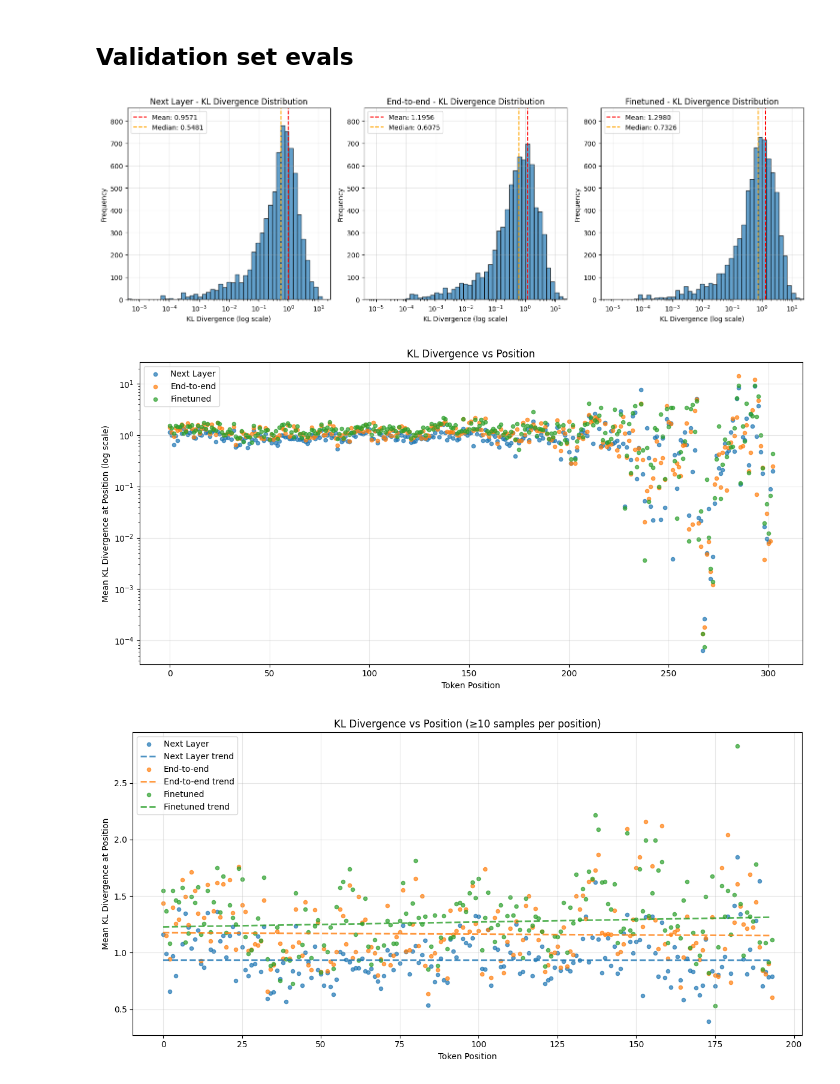
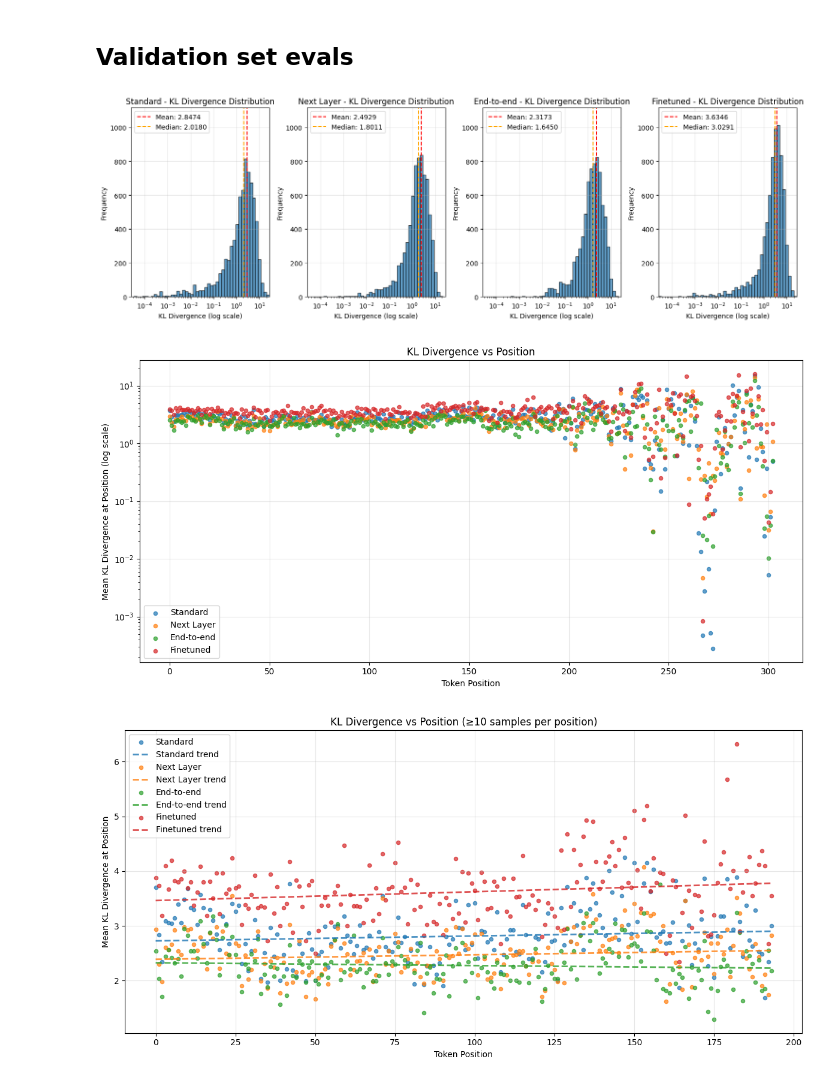
Before and after one commit to evan-lloyd/mechinterp-experiments, a Jupyter notebook: tiny_stories_sae/e2e_demo.ipynb, the cells around one changed output. Saved outputs shown, nothing was run; the diff lists cells and outputs as text; code cells hidden in the pictures.

```diff
--- a/tiny_stories_sae/e2e_demo.ipynb
+++ b/tiny_stories_sae/e2e_demo.ipynb
@@ -108,10 +108,11 @@ GPTNeoForCausalLM(
 # Caches model activations to these directories; modify if necessary, or set to None to disable.
 # These take up ~16GB and ~1.5GB respectively, but will save a fair bit of time when running
 # the notebook, since they can be re-used across all methods we're comparing.
-TRAINING_CACHE_DIR = ".training_cache"
+TRAINING_CACHE_DIR = None
+# TRAINING_CACHE_DIR = ".training_cache"
 VALIDATION_CACHE_DIR = ".validation_cache"
-NUM_TRAINING_TOKENS = int(1e6)
-EVAL_INTERVAL = int(1e5)
+NUM_TRAINING_TOKENS = int(1e7)
+EVAL_INTERVAL = int(1e4)
 NUM_VALIDATION_TOKENS = int(1e5)
 D_MODEL = model.config.hidden_size
 D_SAE = D_MODEL * 4
@@ -192,0 +204,10 @@ if VALIDATION_CACHE_DIR and (
+# %%
+training_results[TrainingMethod.standard] = train(
+    model,
+    tokenizer,
+    saes[TrainingMethod.standard],
+    training_dataset,
+    training_config[TrainingMethod.standard],
+    cache_dir=TRAINING_CACHE_DIR,
+    reinit_weights=True,
+)
@@ -320,7 +501,7 @@ from tiny_stories_sae.validation import validate_saes
 validation_evals = {}
 replacement_evals = {}
 position_ids = {}
-for method in TrainingMethod:
+for method in training_results.keys():
     validation_evals[method], replacement_evals[method], position_ids[method] = (
         validate_saes(
             model,
@@ -340,13 +521,13 @@ import matplotlib.pyplot as plt
 import numpy as np
 
 # Plot histograms of KL divergence for each method
-fig, axes = plt.subplots(1, len(TrainingMethod), figsize=(15, 5))
-if len(TrainingMethod) == 1:
+fig, axes = plt.subplots(1, len(list(replacement_evals.keys())), figsize=(15, 5))
+if len(list(replacement_evals.keys())) == 1:
     axes = [axes]
 
 # Calculate global min/max for consistent bins across all methods
 all_kl_values = []
-for method in TrainingMethod:
+for method in replacement_evals.keys():
     kl_values = replacement_evals[method]["kl"]
     all_kl_values.extend(kl_values[kl_values > 0])
 
@@ -356,12 +537,12 @@ log_bins = np.logspace(np.log10(global_min), np.log10(global_max), 50)
 
 # Calculate global y-axis limits
 max_frequency = 0
-for method in TrainingMethod:
+for method in replacement_evals.keys():
     kl_values = replacement_evals[method]["kl"]
     counts, _ = np.histogram(kl_values, bins=log_bins)
     max_frequency = max(max_frequency, np.max(counts))
 
-for i, method in enumerate(TrainingMethod):
+for i, method in enumerate(replacement_evals.keys()):
     ax = axes[i]
     kl_values = replacement_evals[method]["kl"]
 
@@ -390,7 +571,7 @@ plt.show()
 # Plot KL divergence vs position_id for each method on the same plot
 fig, ax = plt.subplots(1, 1, figsize=(12, 6))
 
-for method in TrainingMethod:
+for method in replacement_evals.keys():
     kl_values = replacement_evals[method]["kl"]
     pos_ids = position_ids[method]
 
@@ -423,7 +604,7 @@ plt.show()
 # Plot KL divergence vs position_id for each method on the same plot (filtered)
 fig, ax = plt.subplots(1, 1, figsize=(12, 6))
 
-for method in TrainingMethod:
+for method in replacement_evals.keys():
     kl_values = replacement_evals[method]["kl"]
     pos_ids = position_ids[method]
 
@@ -436,41 +617,42 @@ for method in TrainingMethod:
     positions = []
     mean_kls = []
     for pos in sorted(pos_kl_dict.keys()):
-        if len(pos_kl_dict[pos]) >= 10:  # Filter out positions with fewer than 10 samples
+        if (
+            len(pos_kl_dict[pos]) >= 10
+        ):  # Filter out positions with fewer than 10 samples
             positions.append(pos)
             mean_kls.append(np.mean(pos_kl_dict[pos]))
 
     # Create scatter plot for this method
     ax.scatter(positions, mean_kls, alpha=0.7, s=20, label=method.value)
 
     # Add linear regression line
     # Convert to numpy arrays for regression
     x = np.array(positions)
     y = np.log(mean_kls)  # Use log of KL values since we're on log scale
 
     # Perform linear regression
     coeffs = np.polyfit(x, y, 1)
     poly = np.poly1d(coeffs)
 
     # Generate regression line
     x_line = np.linspace(min(positions), max(positions), 100)
     y_line = np.exp(poly(x_line))  # Convert back from log space
 
-    ax.plot(x_line, y_line, '--', alpha=0.8, linewidth=2,
-            label=f'{method.value} trend')
+    ax.plot(x_line, y_line, "--", alpha=0.8, linewidth=2, label=f"{method.value} trend")
 
 ax.set_xlabel("Token Position")
 ax.set_ylabel("Mean KL Divergence at Position")
 ax.set_title("KL Divergence vs Position (≥10 samples per position)")
 ax.grid(True, alpha=0.3)
 ax.legend()
 
 plt.tight_layout()
 plt.show()
 # %% [output]
-[figure, old version]
+[figure, new version]
-[figure, old version]
+[figure, new version]
-[figure, old version]
+[figure, new version]
 # %%
 from tiny_stories_sae.validation import generate_with_replacement
 
```
Also changed, not shown: parts of 11 cells of this notebook, 4 other files.
